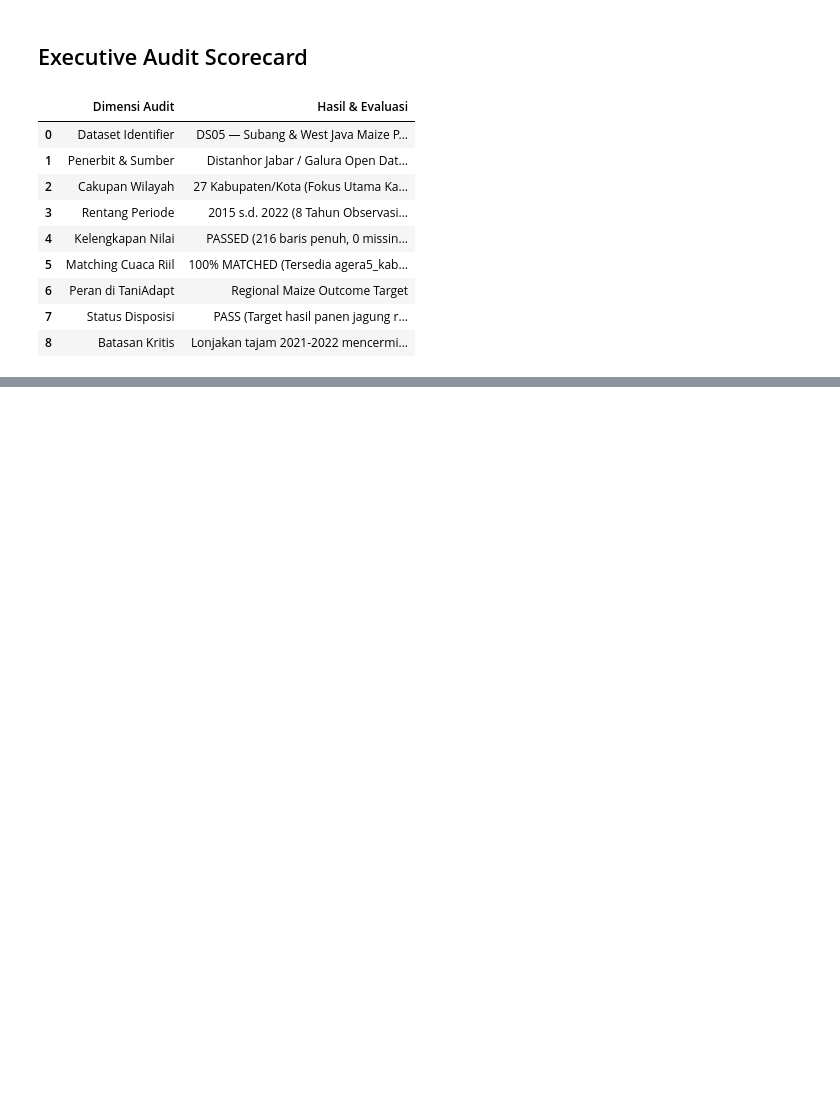
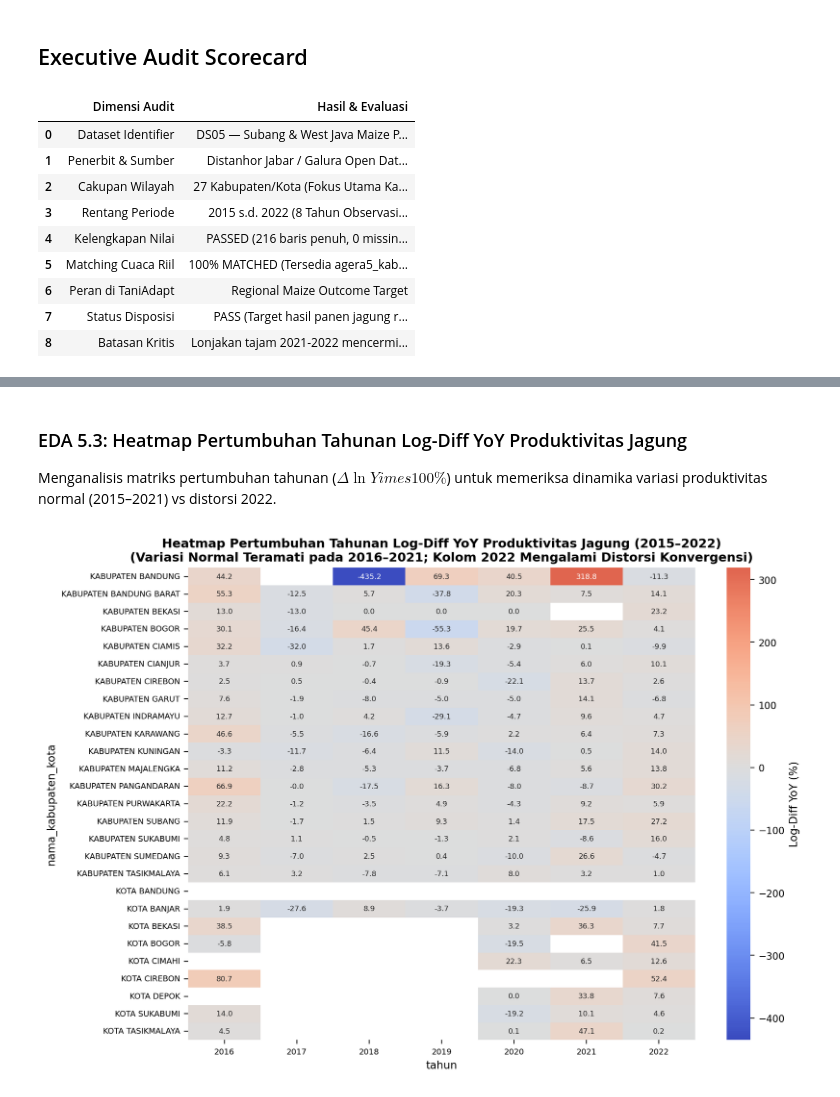
Before and after one commit to fathirrizkifadillah/research_taniadapt, a Jupyter notebook: notebook/05_subang_maize_productivity.ipynb, the cells around one changed output, grey strips where cells are left out. Saved outputs shown, nothing was run; the diff lists cells and outputs as text; code cells hidden in the pictures; blank space fills up the shorter version.

```diff
--- a/notebook/05_subang_maize_productivity.ipynb
+++ b/notebook/05_subang_maize_productivity.ipynb
@@ -430,0 +331,21 @@ SUCCESS: Notebook 05 EDA completed and JSON written!
+# %% [markdown]
+### EDA 5.3: Heatmap Pertumbuhan Tahunan Log-Diff YoY Produktivitas Jagung
+Menganalisis matriks pertumbuhan tahunan ($\Delta \ln Y 	imes 100\%$) untuk memeriksa dinamika variasi produktivitas normal (2015–2021) vs distorsi 2022.
+# %%
+# FIG 05.3: Heatmap Log-Diff YoY Jagung
+df_corn_sorted = df_corn[df_corn["produktivitas_jagung"] > 0].sort_values(["nama_kabupaten_kota", "tahun"]).copy()
+df_corn_sorted["log_y"] = np.log(df_corn_sorted["produktivitas_jagung"])
+df_corn_sorted["log_diff_yoy"] = df_corn_sorted.groupby("nama_kabupaten_kota")["log_y"].diff() * 100.0
+
+pivot_corn_diff = df_corn_sorted.pivot(index="nama_kabupaten_kota", columns="tahun", values="log_diff_yoy")
+
+fig, ax = plt.subplots(figsize=(10, 7.5))
+sns.heatmap(pivot_corn_diff[[2016, 2017, 2018, 2019, 2020, 2021, 2022]], ax=ax, cmap="coolwarm", center=0, cbar_kws={'label': 'Log-Diff YoY (%)'}, annot=True, fmt=".1f", annot_kws={'size': 6.5})
+ax.set_title("Heatmap Pertumbuhan Tahunan Log-Diff YoY Produktivitas Jagung (2015–2022)\n(Variasi Normal Teramati pada 2016–2021; Kolom 2022 Mengalami Distorsi Konvergensi)", fontweight='bold')
+ax.tick_params(labelsize=7)
+
+cap_3 = "FIG 05.3: Heatmap Log-Diff YoY Jagung. Sumber: DS05. N Valid = 154 transisi tahunan. Flag: Pola normal bervariasi pada 2015–2021; anomali artifisial terlihat pada 2022 akibat konvergensi ke angka tunggal."
+save_eda_figure(fig, NB_NAME, "fig03", "heatmap_log_diff_yoy_jagung", 154, "2015-2022", "DS05 Subang Maize", "PASS", cap_3, "log_diff_yoy")
+plt.show()
+# %% [output]
+[figure, added]
```
Also changed, not shown: parts of 15 cells of this notebook, 33 other files.
